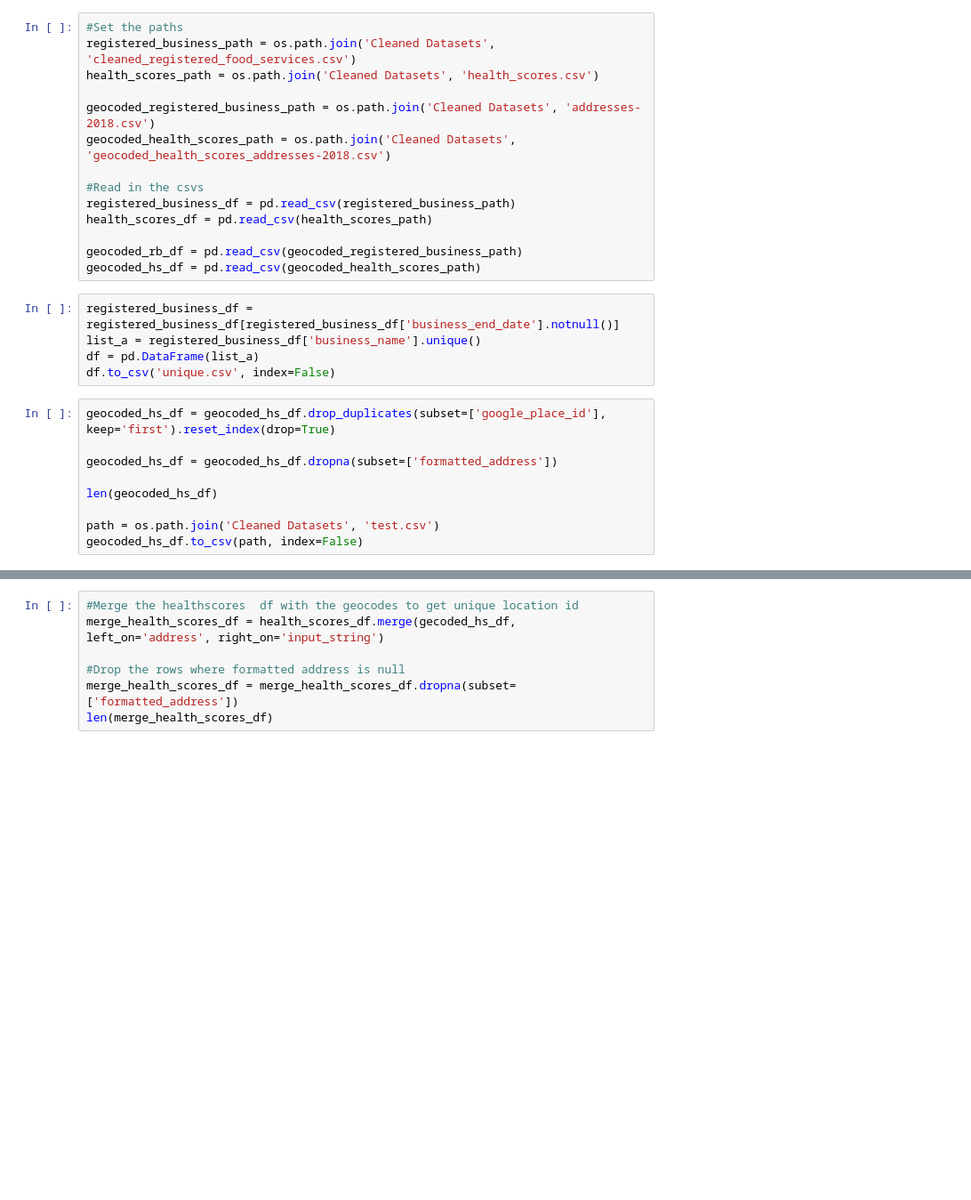
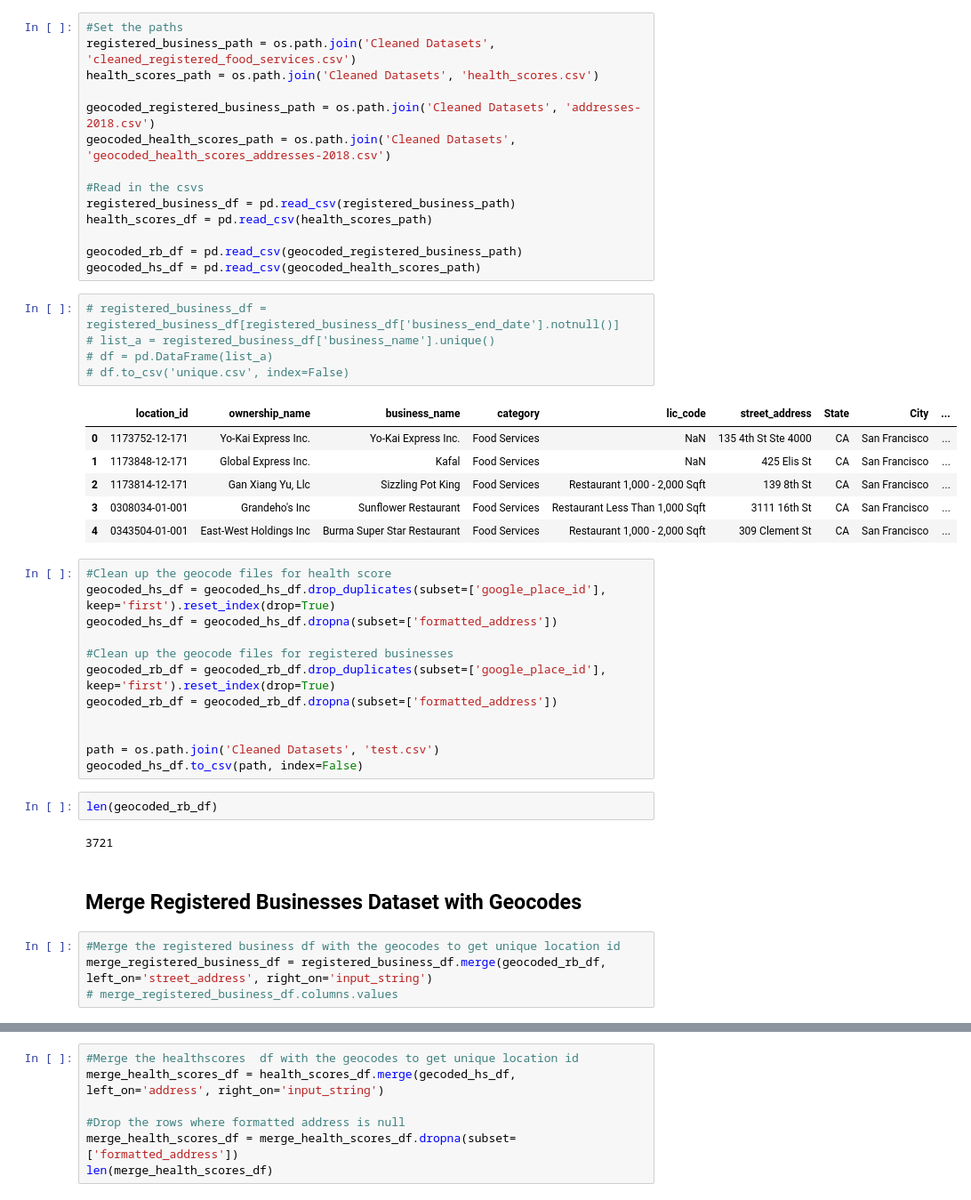
Before and after one commit to dtang29/final-project-ml, a Jupyter notebook: Resources/Jupyter Notebooks/merge.ipynb, the cells around one changed output, grey strips where cells are left out. Shown at 89% size. Drawn from its saved outputs; the diff is of its cells as text; blank space fills up the shorter version.

```diff
--- a/Resources/Jupyter Notebooks/merge.ipynb
+++ b/Resources/Jupyter Notebooks/merge.ipynb
@@ -17,16 +17,36 @@ health_scores_df = pd.read_csv(health_scores_path)
 geocoded_rb_df = pd.read_csv(geocoded_registered_business_path)
 geocoded_hs_df = pd.read_csv(geocoded_health_scores_path)
 # %%
-registered_business_df = registered_business_df[registered_business_df['business_end_date'].notnull()]
-list_a = registered_business_df['business_name'].unique()
-df = pd.DataFrame(list_a)
-df.to_csv('unique.csv', index=False)
+# registered_business_df = registered_business_df[registered_business_df['business_end_date'].notnull()]
+# list_a = registered_business_df['business_name'].unique()
+# df = pd.DataFrame(list_a)
+# df.to_csv('unique.csv', index=False)
+# %% [output]
+|  | location_id | ownership_name | business_name | category | lic_code | street_address | State | City | ... |
+| 0 | 1173752-12-171 | Yo-Kai Express Inc. | Yo-Kai Express Inc. | Food Services | NaN | 135 4th St Ste 4000 | CA | San Francisco | ... |
+| 1 | 1173848-12-171 | Global Express Inc. | Kafal | Food Services | NaN | 425 Elis St | CA | San Francisco | ... |
+| 2 | 1173814-12-171 | Gan Xiang Yu, Llc | Sizzling Pot King | Food Services | Restaurant 1,000 - 2,000 Sqft | 139 8th St | CA | San Francisco | ... |
+| 3 | 0308034-01-001 | Grandeho's Inc | Sunflower Restaurant | Food Services | Restaurant Less Than 1,000 Sqft | 3111 16th St | CA | San Francisco | ... |
+| 4 | 0343504-01-001 | East-West Holdings Inc | Burma Super Star Restaurant | Food Services | Restaurant 1,000 - 2,000 Sqft | 309 Clement St | CA | San Francisco | ... |
 # %%
+#Clean up the geocode files for health score
 geocoded_hs_df = geocoded_hs_df.drop_duplicates(subset=['google_place_id'], keep='first').reset_index(drop=True)
-
 geocoded_hs_df = geocoded_hs_df.dropna(subset=['formatted_address'])
 
-len(geocoded_hs_df)
+#Clean up the geocode files for registered businesses
+geocoded_rb_df = geocoded_rb_df.drop_duplicates(subset=['google_place_id'], keep='first').reset_index(drop=True)
+geocoded_rb_df = geocoded_rb_df.dropna(subset=['formatted_address'])
+
 
 path = os.path.join('Cleaned Datasets', 'test.csv')
 geocoded_hs_df.to_csv(path, index=False)
+# %%
+len(geocoded_rb_df)
+# %% [output]
+3721
+# %% [markdown]
+## Merge Registered Businesses Dataset with Geocodes
+# %%
+#Merge the registered business df with the geocodes to get unique location id
+merge_registered_business_df = registered_business_df.merge(geocoded_rb_df, left_on='street_address', right_on='input_string')
+# merge_registered_business_df.columns.values
```
Also changed, not shown: parts of 11 cells of this notebook, 14 other files.
